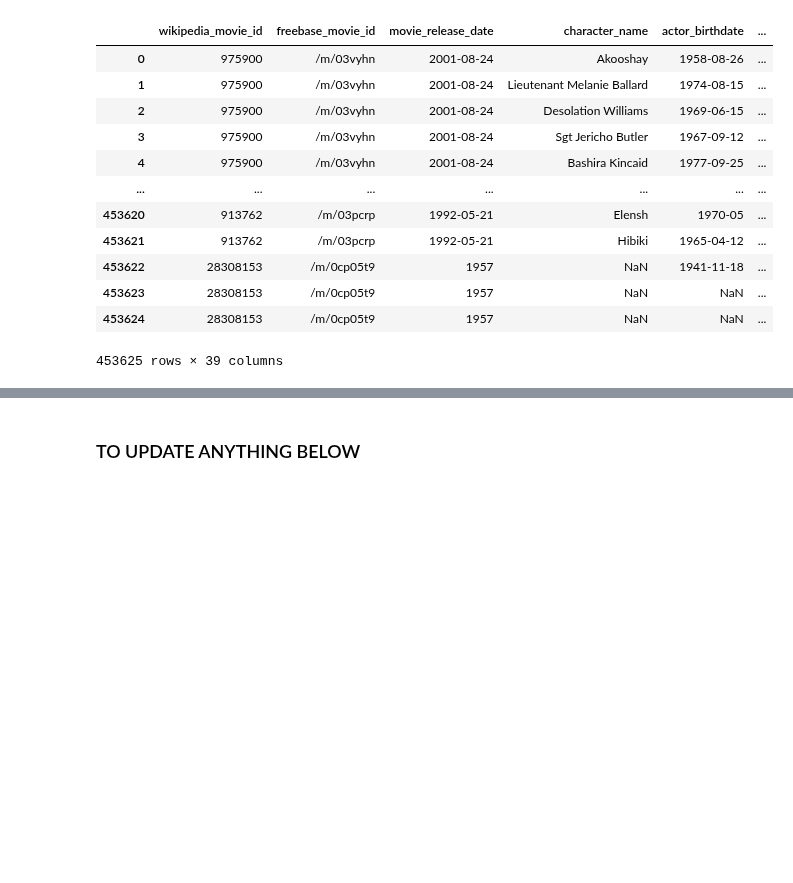
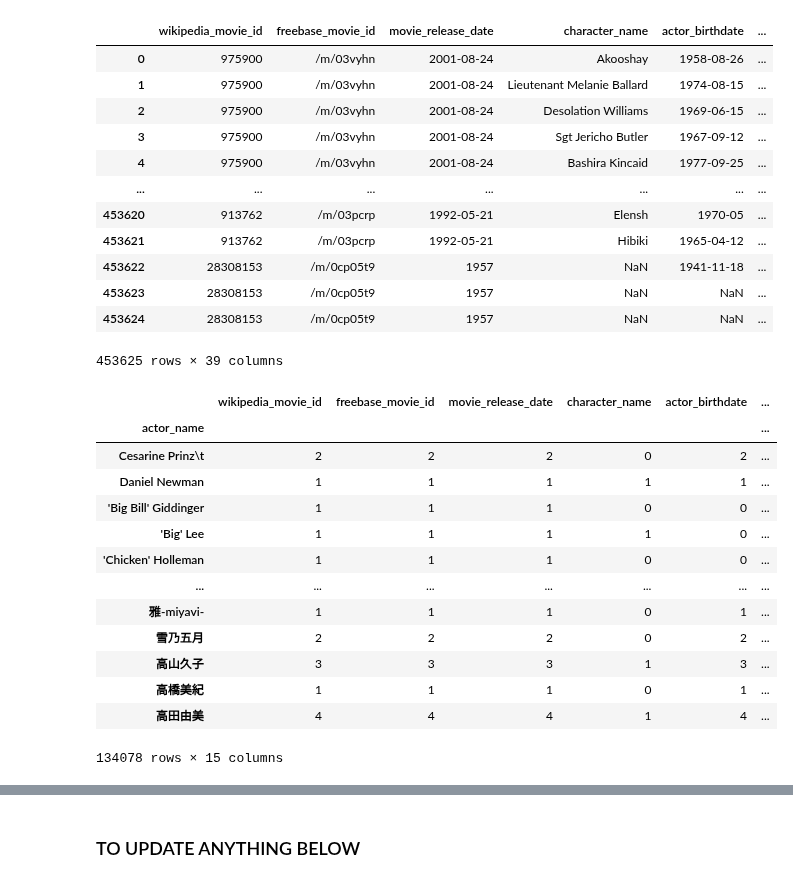
Before and after one commit to epfl-ada/ada-2022-project-theadaholics, a Jupyter notebook: main.ipynb, the cells around one changed output, grey strips where cells are left out. Saved outputs shown, nothing was run; the diff lists cells and outputs as text; code cells hidden in the pictures; blank space fills up the shorter version.

```diff
--- a/main.ipynb
+++ b/main.ipynb
@@ -1243,6 +1243,23 @@ actors['num_movies'] = actors.groupby(by=['freebase_actor_id'])['freebase_actor_
 actors['WR_mean'] = actors[['freebase_actor_id', 'WR']].groupby(by=['freebase_actor_id']).transform('mean')
 actors.drop(['freebase_movie_id'], axis=1, inplace=True)
 actors.drop_duplicates(subset=['freebase_actor_id'], inplace=True)
+# %%
+characters.groupby('actor_name').count()
+# %% [output]
+|  | wikipedia_movie_id | freebase_movie_id | movie_release_date | character_name | actor_birthdate | ... |
+| actor_name |  |  |  |  |  | ... |
+| Cesarine Prinz\t | 2 | 2 | 2 | 0 | 2 | ... |
+| Daniel Newman | 1 | 1 | 1 | 1 | 1 | ... |
+| 'Big Bill' Giddinger | 1 | 1 | 1 | 0 | 0 | ... |
+| 'Big' Lee | 1 | 1 | 1 | 1 | 0 | ... |
+| 'Chicken' Holleman | 1 | 1 | 1 | 0 | 0 | ... |
+| ... | ... | ... | ... | ... | ... | ... |
+| 雅-miyavi- | 1 | 1 | 1 | 0 | 1 | ... |
+| 雪乃五月 | 2 | 2 | 2 | 0 | 2 | ... |
+| 高山久子 | 3 | 3 | 3 | 1 | 3 | ... |
+| 高橋美紀 | 1 | 1 | 1 | 0 | 1 | ... |
+| 高田由美 | 4 | 4 | 4 | 1 | 4 | ... |
+134078 rows × 15 columns
 # %%
 #Apply weighting to score
 WR_actors_mean = np.mean(actors.WR_mean)
```
Also changed, not shown: parts of 6 cells of this notebook, 1 other file.
